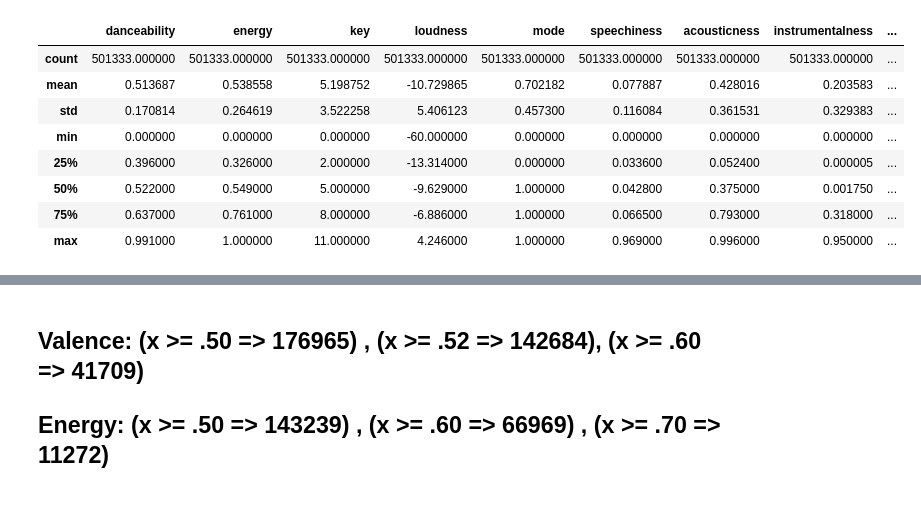
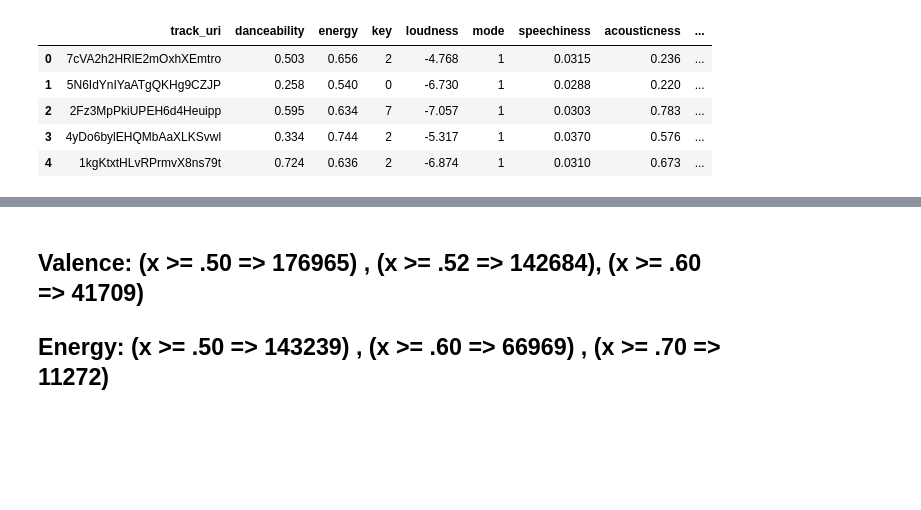
Before and after one commit to georgetown-analytics/Spotify, a Jupyter notebook: 5_Machine_Learning/What_Makes_A_Good_Playlist.ipynb, the cells around one changed output, grey strips where cells are left out. Cells and saved outputs as stored; diff of their text form; code cells hidden in the pictures; blank space fills up the shorter version.

```diff
--- a/5_Machine_Learning/What_Makes_A_Good_Playlist.ipynb
+++ b/5_Machine_Learning/What_Makes_A_Good_Playlist.ipynb
@@ -22 +18,8 @@ df = pd.read_csv(audiofeatures,sep='|',encoding='utf-8')
+# %%
+df_master = pd.read_csv(audio_features,sep='|',encoding='utf-8')
+df_master = df_master.drop(columns=['artist_uri','artist_name','album_uri','track_name'])
+df_greatest_audio_features = pd.read_csv(greatest_audio_features,sep='|',encoding='utf-8')
+
+
+df = pd.concat([df_master, df_greatest], join="inner")
 # %%
@@ -39,18 +37,14 @@ array([[<matplotlib.axes._subplots.AxesSubplot object at 0x...>,
 # %%
 df_playlist = df.copy()
-df_playlist = df_playlist[(df_playlist['instrumentalness']<=.95)]
+df_playlist = df_playlist[(df_playlist['instrumentalness']<=.95)].drop_duplicates('track_uri')
 df_playlist.head()
-df_playlist.describe()
 # %% [output]
-|  | danceability | energy | key | loudness | mode | speechiness | acousticness | instrumentalness | ... |
-| count | 501333.000000 | 501333.000000 | 501333.000000 | 501333.000000 | 501333.000000 | 501333.000000 | 501333.000000 | 501333.000000 | ... |
-| mean | 0.513687 | 0.538558 | 5.198752 | -10.729865 | 0.702182 | 0.077887 | 0.428016 | 0.203583 | ... |
-| std | 0.170814 | 0.264619 | 3.522258 | 5.406123 | 0.457300 | 0.116084 | 0.361531 | 0.329383 | ... |
-| min | 0.000000 | 0.000000 | 0.000000 | -60.000000 | 0.000000 | 0.000000 | 0.000000 | 0.000000 | ... |
-| 25% | 0.396000 | 0.326000 | 2.000000 | -13.314000 | 0.000000 | 0.033600 | 0.052400 | 0.000005 | ... |
-| 50% | 0.522000 | 0.549000 | 5.000000 | -9.629000 | 1.000000 | 0.042800 | 0.375000 | 0.001750 | ... |
-| 75% | 0.637000 | 0.761000 | 8.000000 | -6.886000 | 1.000000 | 0.066500 | 0.793000 | 0.318000 | ... |
-| max | 0.991000 | 1.000000 | 11.000000 | 4.246000 | 1.000000 | 0.969000 | 0.996000 | 0.950000 | ... |
+|  | track_uri | danceability | energy | key | loudness | mode | speechiness | acousticness | ... |
+| 0 | 7cVA2h2HRlE2mOxhXEmtro | 0.503 | 0.656 | 2 | -4.768 | 1 | 0.0315 | 0.236 | ... |
+| 1 | 5N6IdYnIYaATgQKHg9CZJP | 0.258 | 0.540 | 0 | -6.730 | 1 | 0.0288 | 0.220 | ... |
+| 2 | 2Fz3MpPkiUPEH6d4Heuipp | 0.595 | 0.634 | 7 | -7.057 | 1 | 0.0303 | 0.783 | ... |
+| 3 | 4yDo6bylEHQMbAaXLKSvwl | 0.334 | 0.744 | 2 | -5.317 | 1 | 0.0370 | 0.576 | ... |
+| 4 | 1kgKtxtHLvRPrmvX8ns79t | 0.724 | 0.636 | 2 | -6.874 | 1 | 0.0310 | 0.673 | ... |
 # %%
 df_playlist.hist()
 # %% [output]
```
Also changed, not shown: parts of 32 cells of this notebook.
